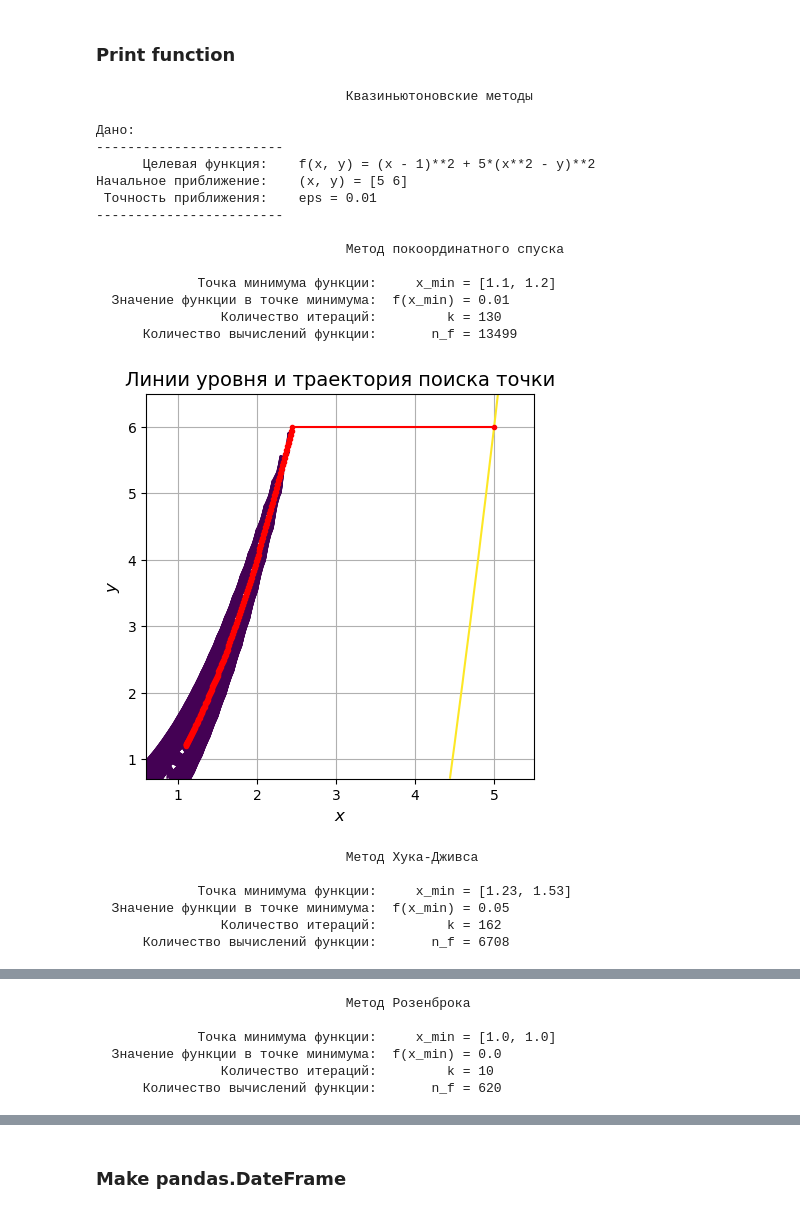
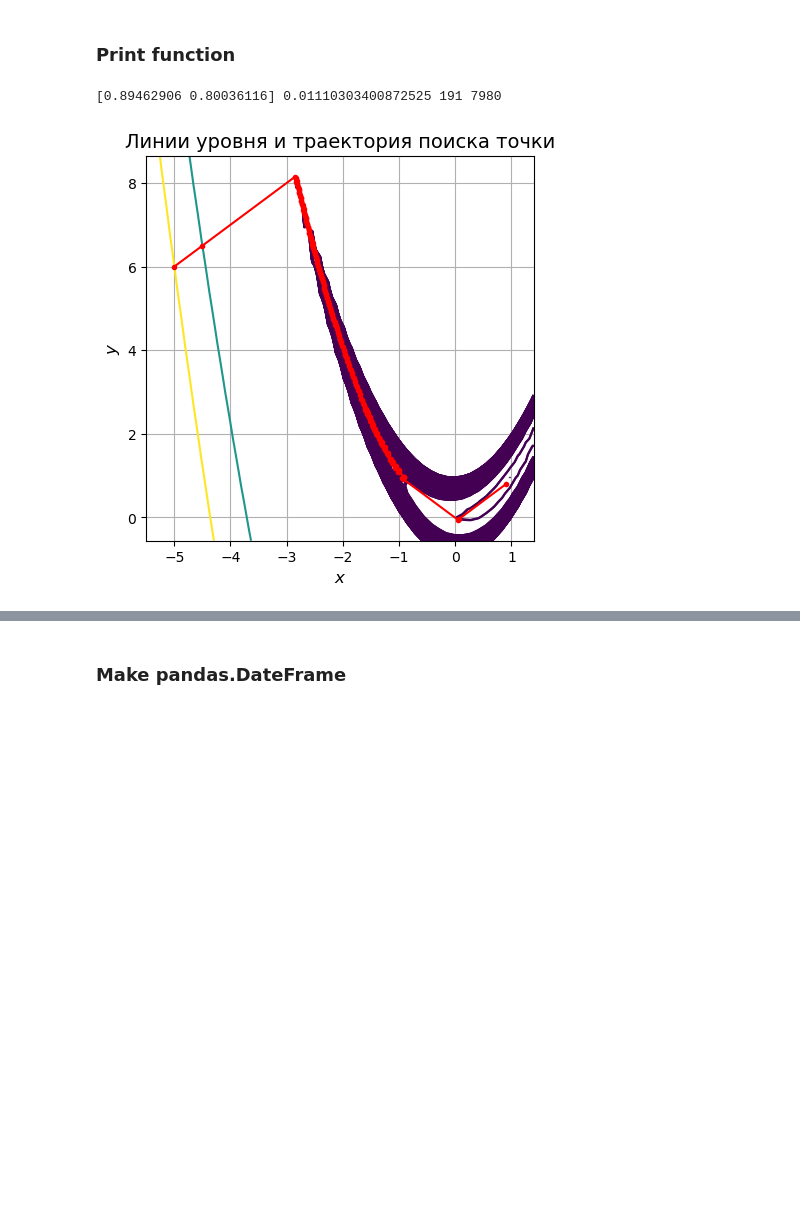
Before and after one commit to sanonesan/optimization_methods_labs, a Jupyter notebook: lab6/lab6.ipynb, the cells around one changed output, grey strips where cells are left out. Cells and saved outputs as stored; diff of their text form; code cells hidden in the pictures; blank space fills up the shorter version.

```diff
--- a/lab6/lab6.ipynb
+++ b/lab6/lab6.ipynb
@@ -223,7 +258,7 @@ def straight_optimization(foo, eps = e, x = np.array(x0), flag: int = 0, flag1:
     b = np.array([1/2, 1/2])
     gamma = 0.5
 
-    basis_iter_mas = [[],[]]
+    #basis_iter_mas = [[],[]]
     #fj = f(x)
     pk = np.copy(basis)
 
@@ -280,7 +315,6 @@ def straight_optimization(foo, eps = e, x = np.array(x0), flag: int = 0, flag1:
                     # basis_iter_mas[0].append(xj[0])
                     # basis_iter_mas[1].append(xj[1])
 
-
             if vec_rav(xj, x_prev):
                 b = gamma * b
                 x = x_prev
@@ -298,7 +332,7 @@ def straight_optimization(foo, eps = e, x = np.array(x0), flag: int = 0, flag1:
                 #a_k, temp = method_goldenRatio(phi_k, 1, 0, eps/1000)
                 #a_k, temp = method_goldenRatio(phi_k, 4, -4, eps/100)
 
-                a_k, nnn, temp = optimize.golden(phi_k, brack=(0,0.7), full_output=True)
+                a_k, nnn, temp = optimize.golden(phi_k, brack=(0,1), full_output=True)
                 n_f += temp
                 x = x_prev + a_k * (xj - x_prev)
 
@@ -326,11 +360,13 @@ def straight_optimization(foo, eps = e, x = np.array(x0), flag: int = 0, flag1:
 
                 phi = lambda kappa: f(xj+ kappa * pk[j])
                 temp = 0
-                kappa, temp = method_goldenRatio(phi, 4, -4, eps/1000)
+                kappa, temp = method_goldenRatio(phi, 2, -2, eps/1000)
                 #kappa, nnn, temp = optimize.golden(phi, full_output=True)
                 n_f += temp
                 xj = xj + kappa * pk[j]
                 kappa_mas.append(kappa)
+
+
 
             x = xj
             xk[0].append(x[0])
@@ -378,7 +414,7 @@ def straight_optimization(foo, eps = e, x = np.array(x0), flag: int = 0, flag1:
 
 
     # if flag == 1:
-    #     return x, xk, x_norm, n_f, n_d, basis_iter_mas
+    #     return x, xk, basis_iter_mas, n_f, n_d
 
     return x, xk, n_f, n_d
 # %%
@@ -486,53 +522,32 @@ def print_res(foo, x0 = x0, e_help = 2, flag = 0, flag1 = 0):
 # %%
 import numpy as np
 import math
 
-alpha = 5
+alpha = 15
 foo = lambda x, y: alpha * (x**2 - y)**2 + (x - 1)**2
 #foo = lambda x, y: 5*x**2 + 4* x * y + 2 * y**2 + 4 * math.sqrt(5) * (x +  y) -35
 #foo = lambda x, y: 6*x**2 - 4* x * y + 3 * y**2 + 4 * math.sqrt(5) * (x +  2* y) +22
 # h = lambdify((x_, y_), [[diff(foo(x_, y_), x_, 2), diff(foo(x_, y_), x_, y_)], [diff(foo(x_, y_), y_, x_), diff(foo(x_, y_), y_, 2)]], 'numpy')
 # H = lambda x: np.array(h(x[0],x[1]))
 
-x0 = np.array([5, 6])
+x0 = np.array([-5, 6])
 
-print_res(foo,x0, 2, 1)
+#print_res(foo,x0, 2, )
 #print_res(foo, x0, 3, 1)
+x_min, xk,  n_f, n_d = straight_optimization(foo, 10**(-2), x0, 1)
 
-#x_min, xk, n_f, n_d = straight_optimization(foo, eps, x0, 2)
-
-#print(x_min, foo(x_min[0], x_min[1]))
+print(x_min, foo(x_min[0], x_min[1]), n_d, n_f)
 #draw_all(x0, x_min, xk, 0, foo, 30, -20)
 
 #print(xk)
-#draw_counterplot_only(x_min, xk, 1, foo)
+draw_counterplot(x_min, xk, 1, foo)
 #draw_all(x0, x_min, xk, w_norm, 0, foo, 45, 170)
 
 #print(xk)
 # alpha = 200
 # foo = lambda x, y: alpha * (x**2 - y)**2 + (x - 1)**2
 
 # print_res(foo, x0, 2)
 # %% [output]
-                                Квазиньютоновские методы
-
-Дано:
-------------------------
-      Целевая функция:    f(x, y) = (x - 1)**2 + 5*(x**2 - y)**2
-Начальное приближение:    (x, y) = [5 6]
- Точность приближения:    eps = 0.01
-------------------------
-
-                                Метод покоординатного спуска
-
-             Точка минимума функции:     x_min = [1.1, 1.2]
-  Значение функции в точке минимума:  f(x_min) = 0.01
-                Количество итераций:         k = 130
-      Количество вычислений функции:       n_f = 13499
+[0.89462906 0.80036116] 0.01110303400872525 191 7980
-[figure, old version]
+[figure, new version]
-                                Метод Хука-Дживса
-
-             Точка минимума функции:     x_min = [1.23, 1.53]
-  Значение функции в точке минимума:  f(x_min) = 0.05
-                Количество итераций:         k = 162
-      Количество вычислений функции:       n_f = 6708
@@ -540,6 +553,0 @@ print_res(foo,x0, 2, 1)
-                                Метод Розенброка
-
-             Точка минимума функции:     x_min = [1.0, 1.0]
-  Значение функции в точке минимума:  f(x_min) = 0.0
-                Количество итераций:         k = 10
-      Количество вычислений функции:       n_f = 620
```
Also changed, not shown: parts of 10 cells of this notebook, 2 other files.
